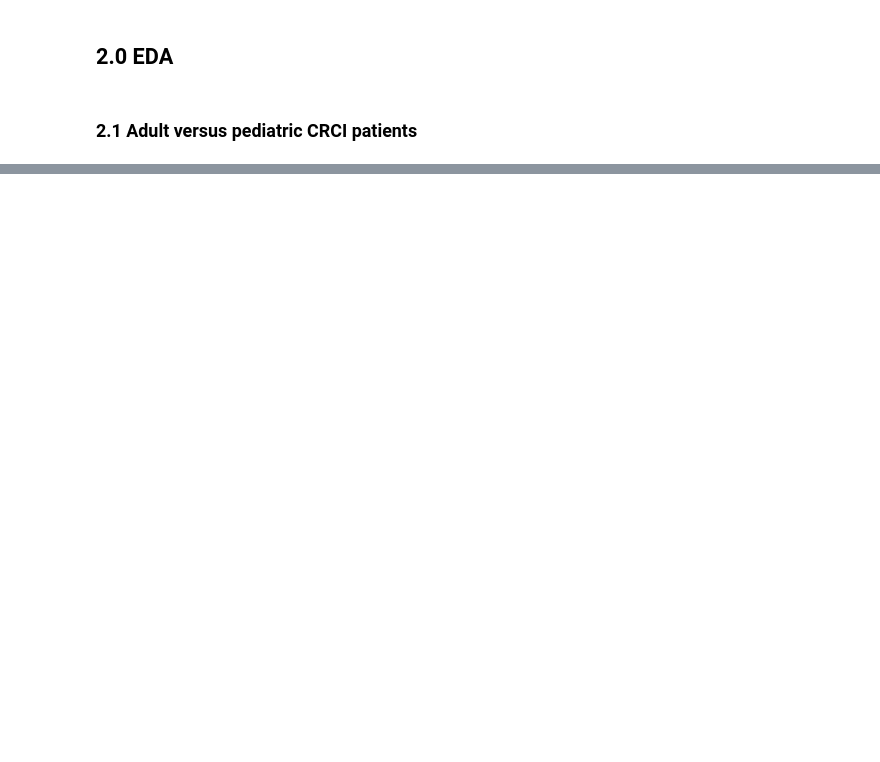
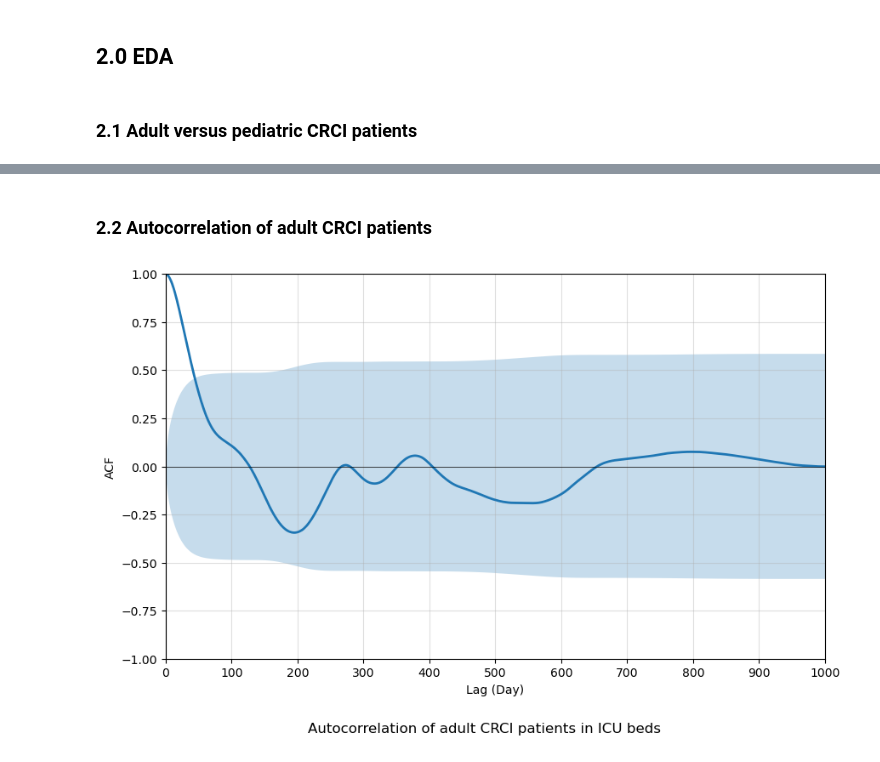
Before and after one commit to skullfort/covid-19-icu, a Jupyter notebook: analysis/icu_beds_analysis.ipynb, the cells around one changed output, grey strips where cells are left out. Drawn from its saved outputs; the diff is of its cells as text; code cells hidden in the pictures; blank space fills up the shorter version.

```diff
--- a/analysis/icu_beds_analysis.ipynb
+++ b/analysis/icu_beds_analysis.ipynb
@@ -144,0 +125,17 @@ ax.grid(which='both', alpha=0.5)
+# %% [markdown]
+### 2.2 Autocorrelation of adult CRCI patients
+# %%
+fig, ax = plt.subplots(figsize=(10, 6))
+plot_acf(df_icu_beds.adult_crci_patients,
+         zero=False, lags=1007, ax=ax,
+         marker=None, use_vlines=False, linestyle='-', linewidth=2, title=None)
+# can configure the vertical lines connecting each autocorrelation to the axis as follows:
+# marker=None, vlines_kwargs = {'linewidth':0.5, 'alpha':0.5}
+ax.axhline(color='black', linewidth=0.5)
+ax.grid(alpha=0.4)
+ax.set(xticks=np.linspace(0,1000,11), xlim=[0, 1000], xlabel='Lag (Day)', ylabel='ACF')
+
+fig.suptitle('Autocorrelation of adult CRCI patients in ICU beds', y=0)
+fig.savefig('../output/acf_adult_crci_patients.png', bbox_inches='tight')
+# %% [output]
+[figure, added]
```
Also changed, not shown: parts of 26 cells of this notebook, 10 other files.
